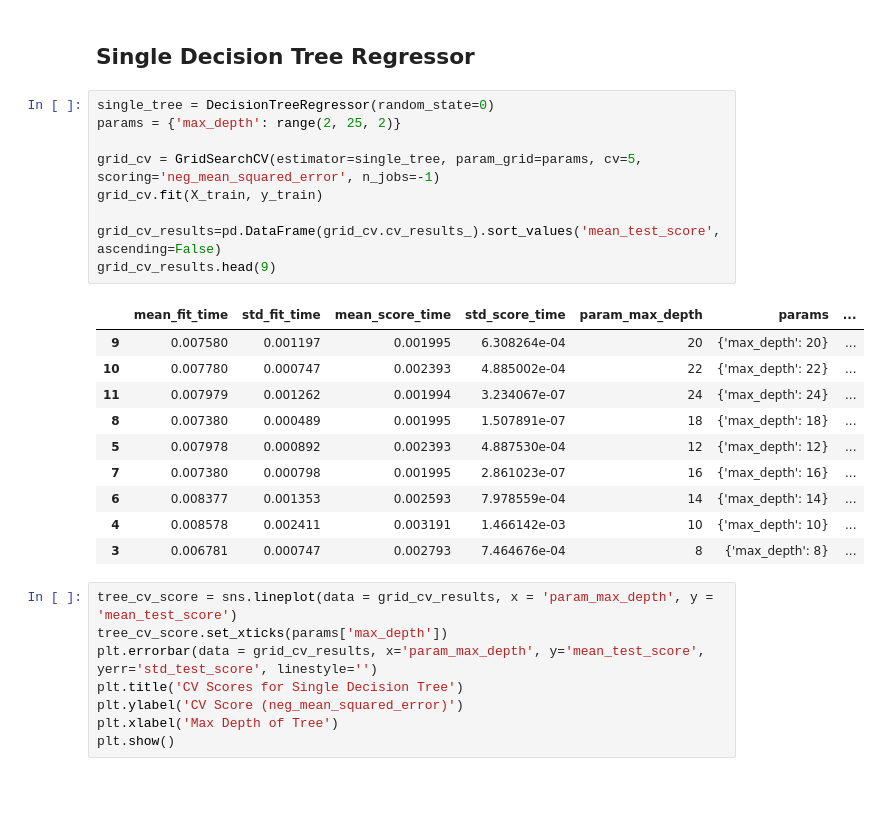
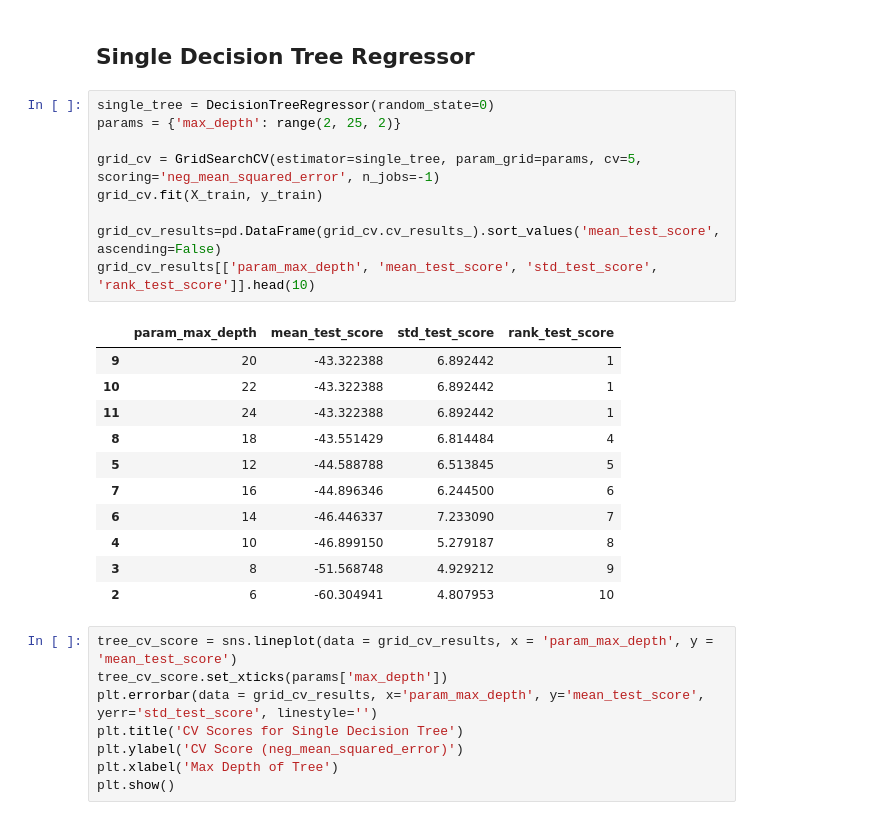
Before and after one commit to lstetson30/DS_Mentorship_Projects, a Jupyter notebook: Projects/Concrete_Strength_Regression/Notebooks/tree_models.ipynb, the cells around one changed output. Cells and saved outputs as stored; diff of their text form; blank space fills up the shorter version.

```diff
--- a/Projects/Concrete_Strength_Regression/Notebooks/tree_models.ipynb
+++ b/Projects/Concrete_Strength_Regression/Notebooks/tree_models.ipynb
@@ -50,23 +54,24 @@ X_train, X_test, y_train, y_test = train_test_split(X, y, test_size=0.2, random_
 # %%
 single_tree = DecisionTreeRegressor(random_state=0)
 params = {'max_depth': range(2, 25, 2)}
 
 grid_cv = GridSearchCV(estimator=single_tree, param_grid=params, cv=5, scoring='neg_mean_squared_error', n_jobs=-1)
 grid_cv.fit(X_train, y_train)
 
 grid_cv_results=pd.DataFrame(grid_cv.cv_results_).sort_values('mean_test_score', ascending=False)
-grid_cv_results.head(9)
+grid_cv_results[['param_max_depth', 'mean_test_score', 'std_test_score', 'rank_test_score']].head(10)
 # %% [output]
-|  | mean_fit_time | std_fit_time | mean_score_time | std_score_time | param_max_depth | params | ... |
-| 9 | 0.007580 | 0.001197 | 0.001995 | 6.308264e-04 | 20 | {'max_depth': 20} | ... |
-| 10 | 0.007780 | 0.000747 | 0.002393 | 4.885002e-04 | 22 | {'max_depth': 22} | ... |
-| 11 | 0.007979 | 0.001262 | 0.001994 | 3.234067e-07 | 24 | {'max_depth': 24} | ... |
-| 8 | 0.007380 | 0.000489 | 0.001995 | 1.507891e-07 | 18 | {'max_depth': 18} | ... |
-| 5 | 0.007978 | 0.000892 | 0.002393 | 4.887530e-04 | 12 | {'max_depth': 12} | ... |
-| 7 | 0.007380 | 0.000798 | 0.001995 | 2.861023e-07 | 16 | {'max_depth': 16} | ... |
-| 6 | 0.008377 | 0.001353 | 0.002593 | 7.978559e-04 | 14 | {'max_depth': 14} | ... |
-| 4 | 0.008578 | 0.002411 | 0.003191 | 1.466142e-03 | 10 | {'max_depth': 10} | ... |
-| 3 | 0.006781 | 0.000747 | 0.002793 | 7.464676e-04 | 8 | {'max_depth': 8} | ... |
+|  | param_max_depth | mean_test_score | std_test_score | rank_test_score |
+| 9 | 20 | -43.322388 | 6.892442 | 1 |
+| 10 | 22 | -43.322388 | 6.892442 | 1 |
+| 11 | 24 | -43.322388 | 6.892442 | 1 |
+| 8 | 18 | -43.551429 | 6.814484 | 4 |
+| 5 | 12 | -44.588788 | 6.513845 | 5 |
+| 7 | 16 | -44.896346 | 6.244500 | 6 |
+| 6 | 14 | -46.446337 | 7.233090 | 7 |
+| 4 | 10 | -46.899150 | 5.279187 | 8 |
+| 3 | 8 | -51.568748 | 4.929212 | 9 |
+| 2 | 6 | -60.304941 | 4.807953 | 10 |
 # %%
 tree_cv_score = sns.lineplot(data = grid_cv_results, x = 'param_max_depth', y = 'mean_test_score')
 tree_cv_score.set_xticks(params['max_depth'])
```
Also changed, not shown: parts of 58 cells of this notebook, 4 other files.
